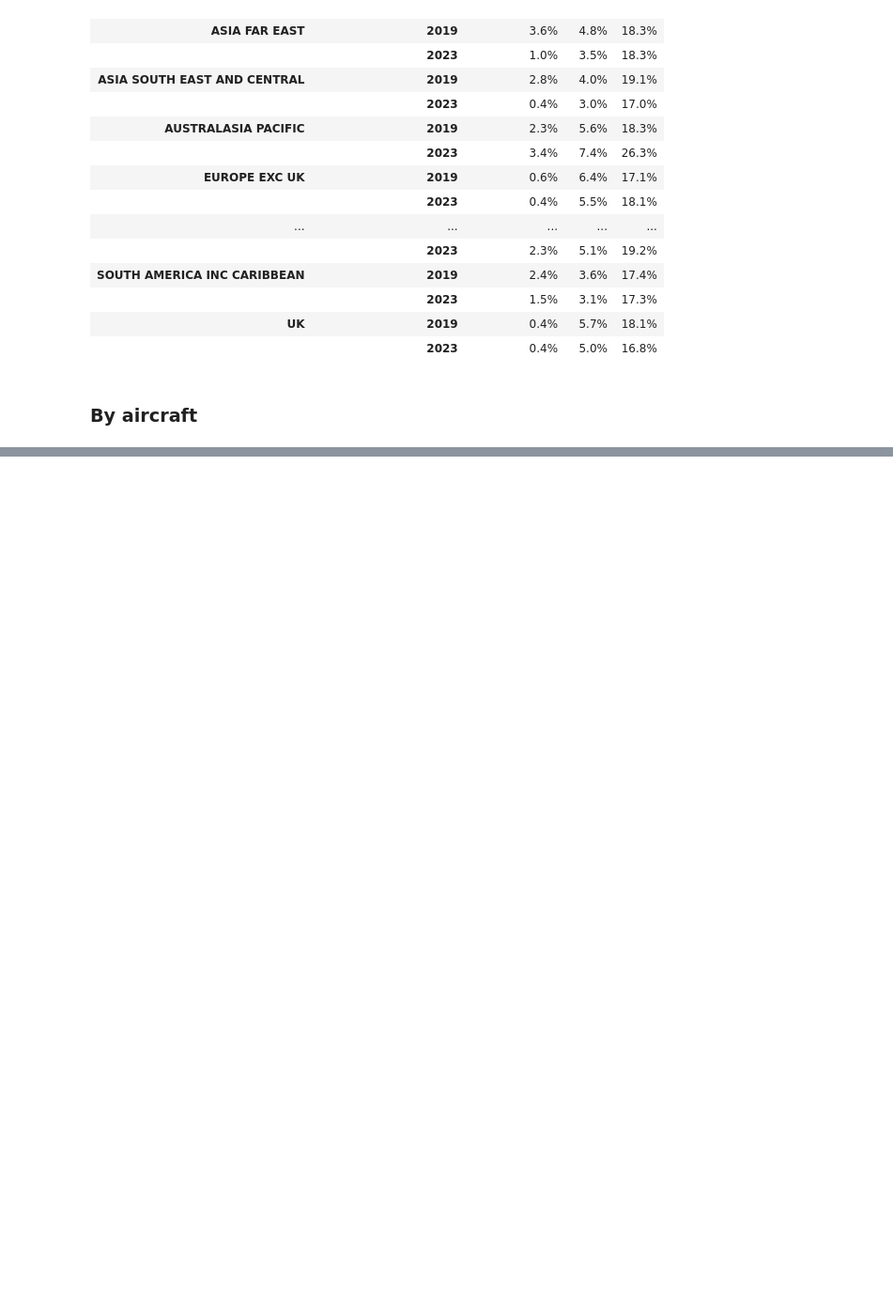
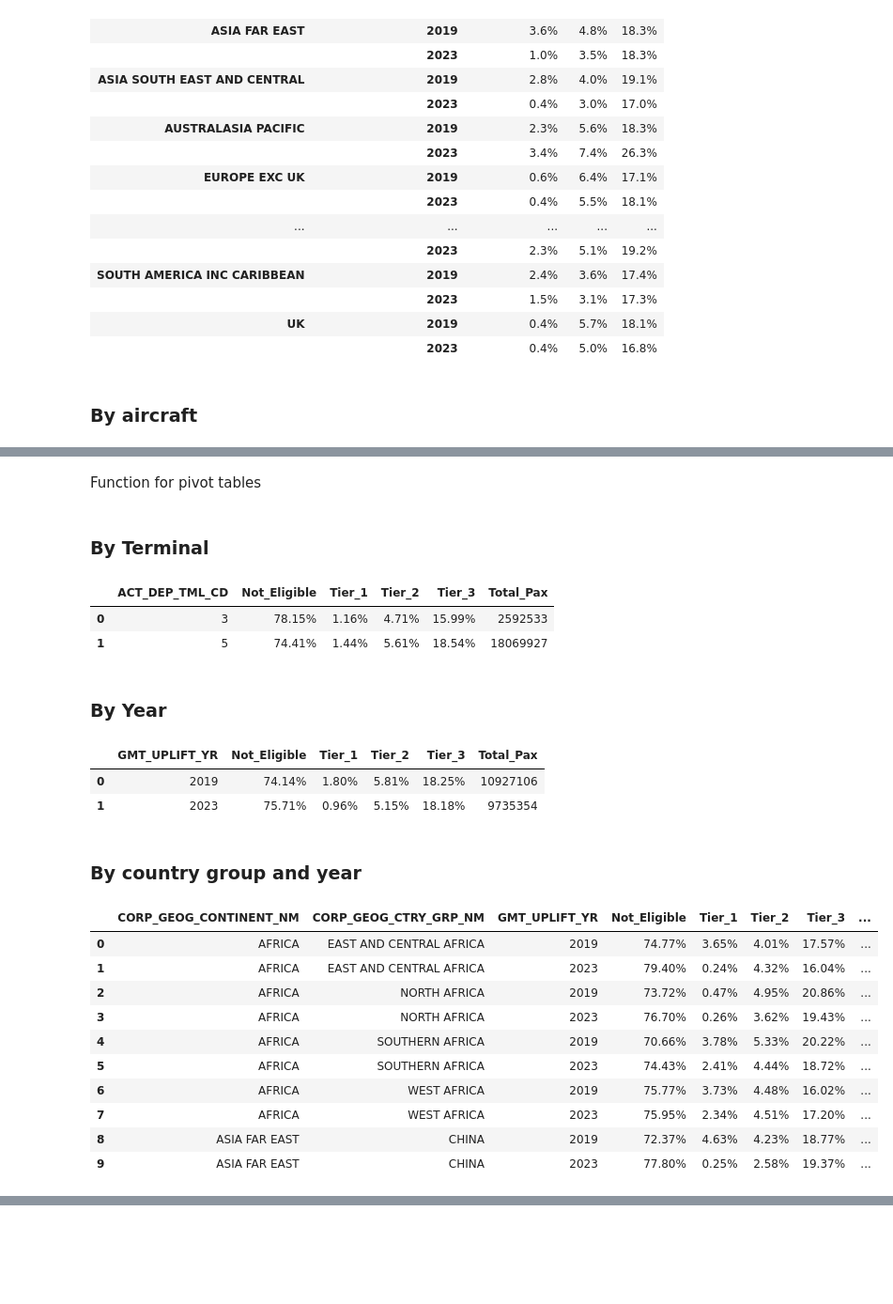
Before and after one commit to IanMaHKG-BA/Hackathon_Team_1, a Jupyter notebook: lounges_gold_standard_Ian.ipynb, the cells around one changed output, grey strips where cells are left out. Shown at 94% size. Cells and saved outputs as stored; diff of their text form; code cells hidden in the pictures; blank space fills up the shorter version.

```diff
--- a/lounges_gold_standard_Ian.ipynb
+++ b/lounges_gold_standard_Ian.ipynb
@@ -1102,0 +1126,2 @@ df_groupby_acft
+# %% [markdown]
+Function for pivot tables
@@ -1102,0 +1147,35 @@ df_groupby_acft
+# %% [markdown]
+### By Terminal
+# %%
+df_pivot_groupby_term = group_pivot(pivot_df, ['ACT_DEP_TML_CD' ])
+df_pivot_groupby_term
+# %% [output]
+|  | ACT_DEP_TML_CD | Not_Eligible | Tier_1 | Tier_2 | Tier_3 | Total_Pax |
+| 0 | 3 | 78.15% | 1.16% | 4.71% | 15.99% | 2592533 |
+| 1 | 5 | 74.41% | 1.44% | 5.61% | 18.54% | 18069927 |
+# %% [markdown]
+### By Year
+# %%
+df_pivot_groupby_year = group_pivot(pivot_df, ['GMT_UPLIFT_YR'])
+df_pivot_groupby_year
+# %% [output]
+|  | GMT_UPLIFT_YR | Not_Eligible | Tier_1 | Tier_2 | Tier_3 | Total_Pax |
+| 0 | 2019 | 74.14% | 1.80% | 5.81% | 18.25% | 10927106 |
+| 1 | 2023 | 75.71% | 0.96% | 5.15% | 18.18% | 9735354 |
+# %% [markdown]
+### By country group and year
+# %%
+df_pivot_groupby_country_group_year = group_pivot(pivot_df, ['CORP_GEOG_CONTINENT_NM','CORP_GEOG_CTRY_GRP_NM','GMT_UPLIFT_YR'])
+df_pivot_groupby_country_group_year.head(10)
+# %% [output]
+|  | CORP_GEOG_CONTINENT_NM | CORP_GEOG_CTRY_GRP_NM | GMT_UPLIFT_YR | Not_Eligible | Tier_1 | Tier_2 | Tier_3 | ... |
+| 0 | AFRICA | EAST AND CENTRAL AFRICA | 2019 | 74.77% | 3.65% | 4.01% | 17.57% | ... |
+| 1 | AFRICA | EAST AND CENTRAL AFRICA | 2023 | 79.40% | 0.24% | 4.32% | 16.04% | ... |
+| 2 | AFRICA | NORTH AFRICA | 2019 | 73.72% | 0.47% | 4.95% | 20.86% | ... |
+| 3 | AFRICA | NORTH AFRICA | 2023 | 76.70% | 0.26% | 3.62% | 19.43% | ... |
+| 4 | AFRICA | SOUTHERN AFRICA | 2019 | 70.66% | 3.78% | 5.33% | 20.22% | ... |
+| 5 | AFRICA | SOUTHERN AFRICA | 2023 | 74.43% | 2.41% | 4.44% | 18.72% | ... |
+| 6 | AFRICA | WEST AFRICA | 2019 | 75.77% | 3.73% | 4.48% | 16.02% | ... |
+| 7 | AFRICA | WEST AFRICA | 2023 | 75.95% | 2.34% | 4.51% | 17.20% | ... |
+| 8 | ASIA FAR EAST | CHINA | 2019 | 72.37% | 4.63% | 4.23% | 18.77% | ... |
+| 9 | ASIA FAR EAST | CHINA | 2023 | 77.80% | 0.25% | 2.58% | 19.37% | ... |
```
Also changed, not shown: parts of 9 cells of this notebook.
